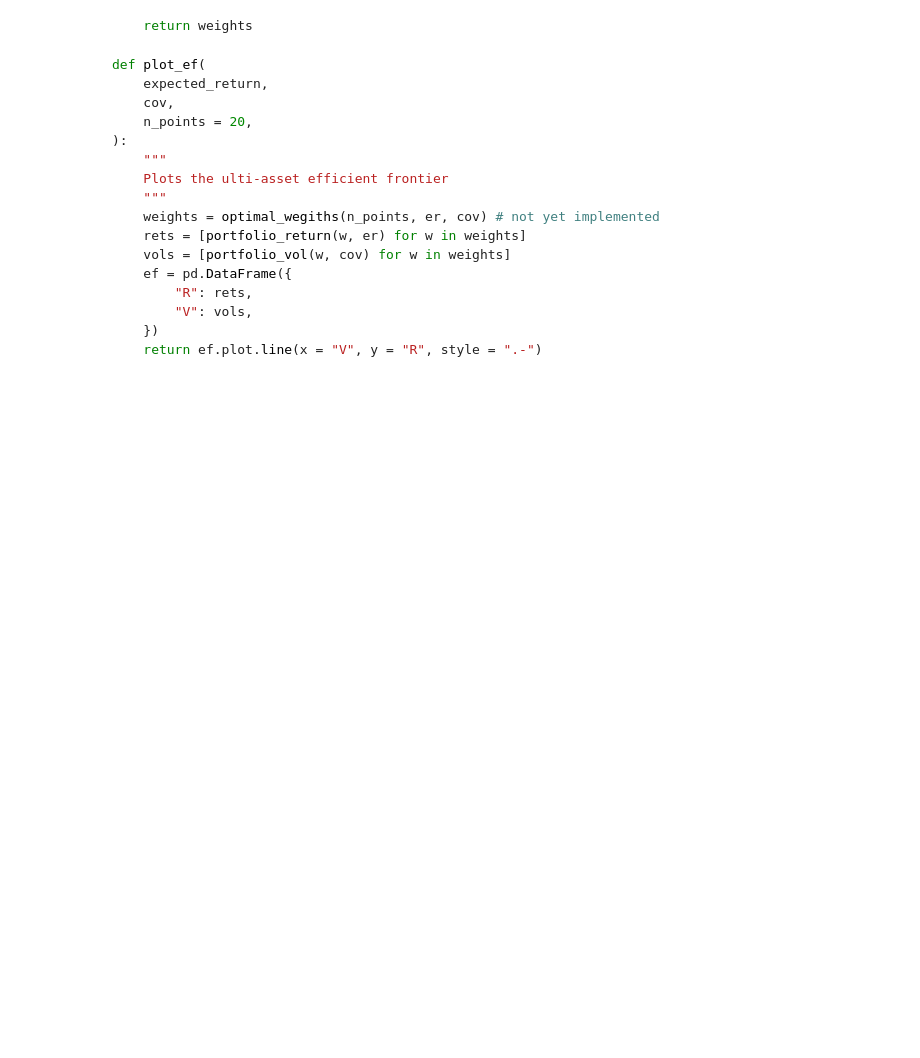
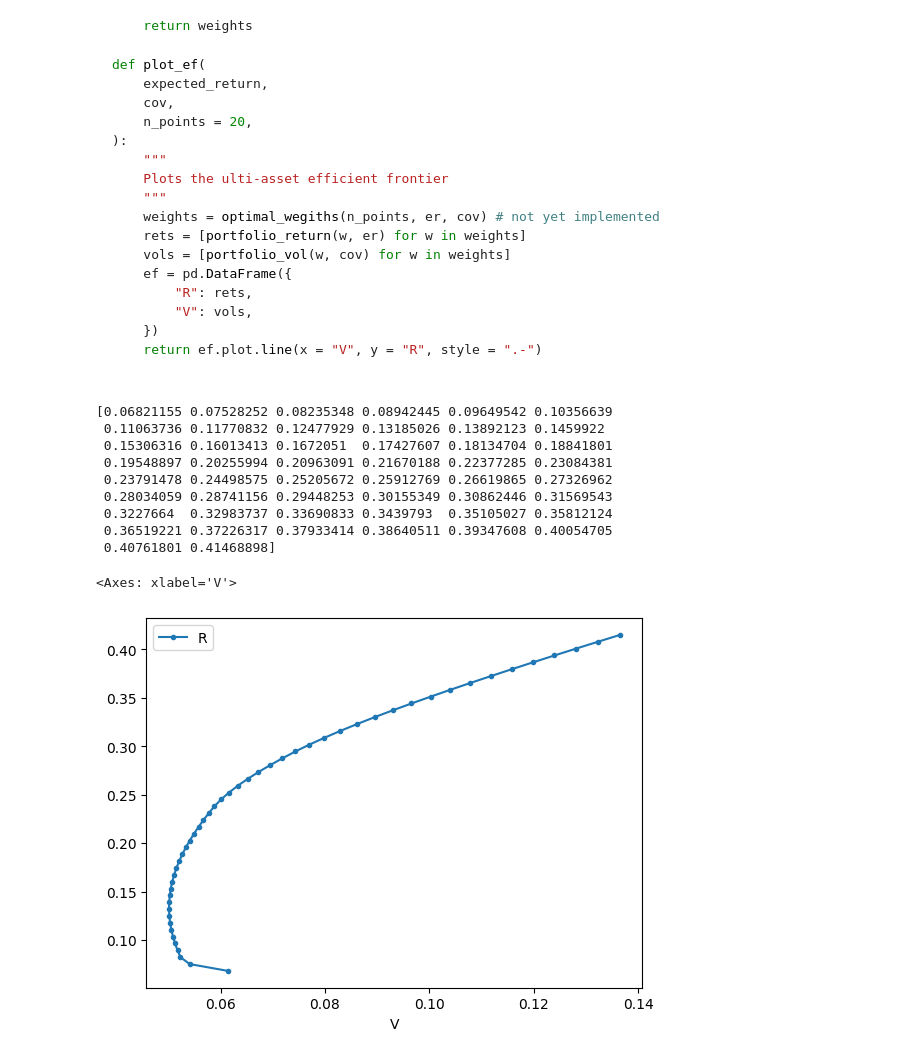
Before and after one commit to JoohanJin/portfolio_management_prac, a Jupyter notebook: lib/9_efficient_frontier_part_3.ipynb, the cells around one changed output. Drawn from its saved outputs; the diff is of its cells as text; code cells hidden in the pictures; blank space fills up the shorter version.

````diff
--- a/lib/9_efficient_frontier_part_3.ipynb
+++ b/lib/9_efficient_frontier_part_3.ipynb
@@ -101,3 +101,18 @@ def plot_ef(
     return ef.plot.line(x = "V", y = "R", style = ".-")
 
 ```
+# %%
+l = ["Smoke", "Fin", "Games", "Coal"]
+port.plot_ef(ind_annualized_rets[l], cov.loc[l, l], n_points = 50)
+# %% [output]
+[0.06821155 0.07528252 0.08235348 0.08942445 0.09649542 0.10356639
+ 0.11063736 0.11770832 0.12477929 0.13185026 0.13892123 0.1459922
+ 0.15306316 0.16013413 0.1672051  0.17427607 0.18134704 0.18841801
+ 0.19548897 0.20255994 0.20963091 0.21670188 0.22377285 0.23084381
+ 0.23791478 0.24498575 0.25205672 0.25912769 0.26619865 0.27326962
+ 0.28034059 0.28741156 0.29448253 0.30155349 0.30862446 0.31569543
+ 0.3227664  0.32983737 0.33690833 0.3439793  0.35105027 0.35812124
+ 0.36519221 0.37226317 0.37933414 0.38640511 0.39347608 0.40054705
+ 0.40761801 0.41468898]
+<Axes: xlabel='V'>
+[figure, added]
````
Also changed, not shown: parts of 2 cells of this notebook.
